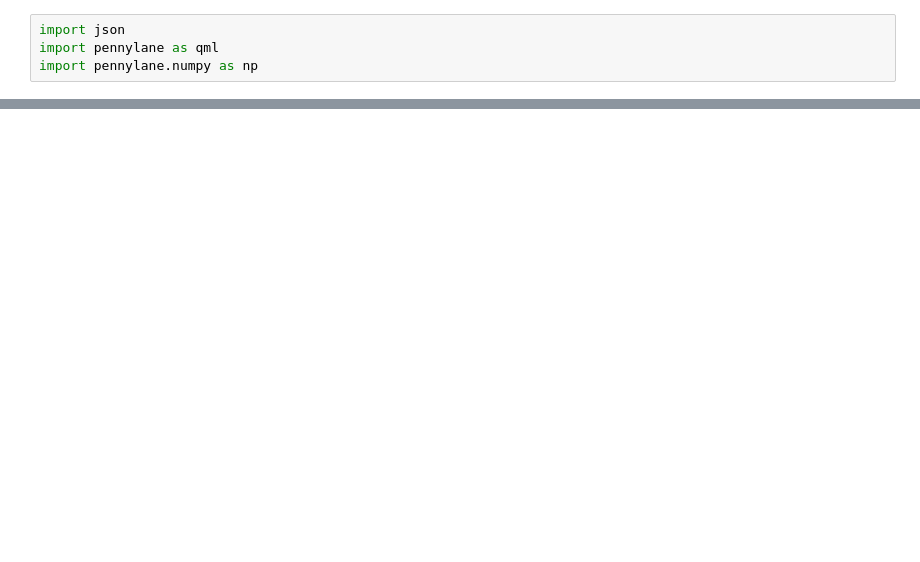
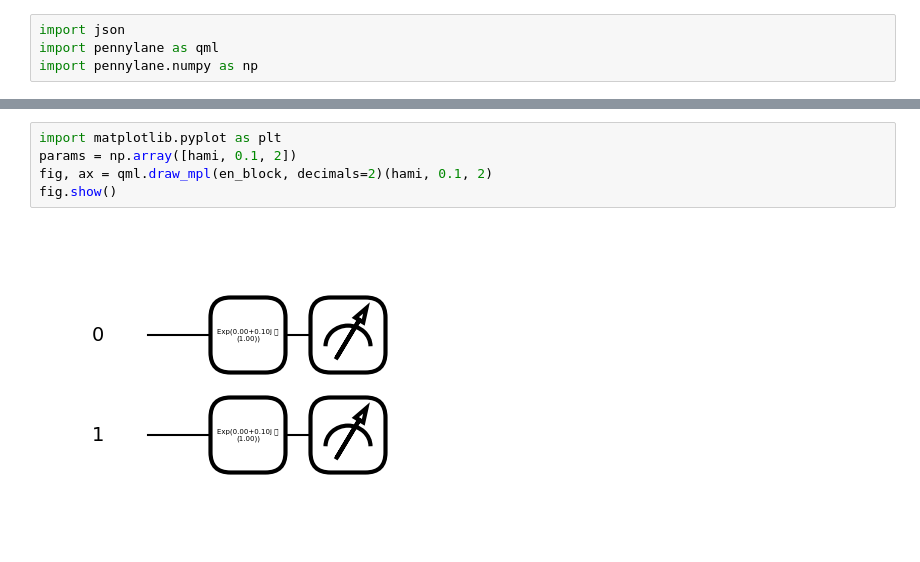
Before and after one commit to OlegUdalov/QC-qiskit-codes, a Jupyter notebook: PennyLane/challenge_1.ipynb, the cells around one changed output, grey strips where cells are left out. Cells and saved outputs as stored; diff of their text form; blank space fills up the shorter version.

```diff
--- a/PennyLane/challenge_1.ipynb
+++ b/PennyLane/challenge_1.ipynb
@@ -87,0 +99,7 @@ TypeError: cannot unpack non-iterable function object
+# %%
+import matplotlib.pyplot as plt
+params = np.array([hami, 0.1, 2])
+fig, ax = qml.draw_mpl(en_block, decimals=2)(hami, 0.1, 2)
+fig.show()
+# %% [output]
+[figure, added]
```
Also changed, not shown: parts of 12 cells of this notebook, 4 other files.
